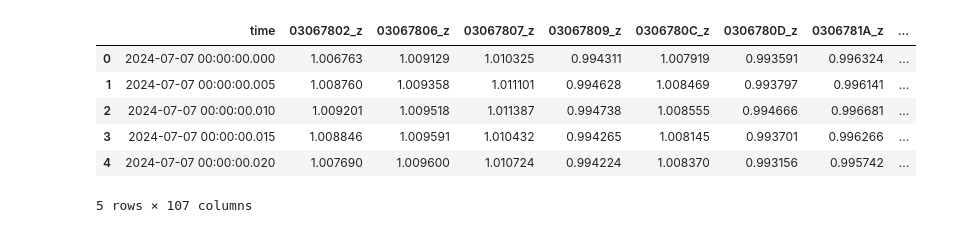
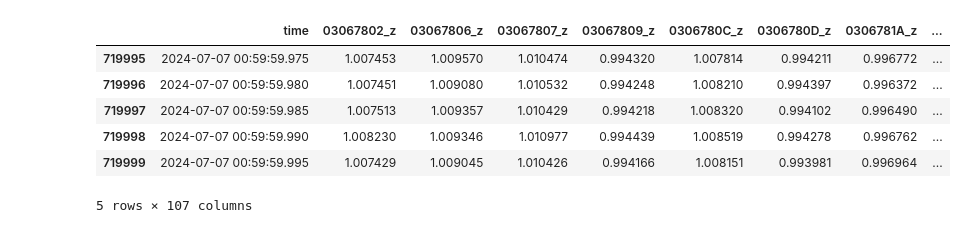
Before and after one commit to Thomas-Lohith/industry_time_series, a Jupyter notebook: MSE_downsampling_rates.ipynb, the cells around one changed output. Cells and saved outputs as stored; diff of their text form; code cells hidden in the pictures.

```diff
--- a/MSE_downsampling_rates.ipynb
+++ b/MSE_downsampling_rates.ipynb
@@ -19,14 +19,14 @@ original_df['time'] = pd.to_datetime(original_df['time'], format='%Y/%m/%d %H:%M
 
 #original_df = original_df.set_index('time')
 # %%
-original_df.head()
+original_df.tail()
 # %% [output]
 |  | time | 03067802_z | 03067806_z | 03067807_z | 03067809_z | 0306780C_z | 0306780D_z | 0306781A_z | ... |
-| 0 | 2024-07-07 00:00:00.000 | 1.006763 | 1.009129 | 1.010325 | 0.994311 | 1.007919 | 0.993591 | 0.996324 | ... |
-| 1 | 2024-07-07 00:00:00.005 | 1.008760 | 1.009358 | 1.011101 | 0.994628 | 1.008469 | 0.993797 | 0.996141 | ... |
-| 2 | 2024-07-07 00:00:00.010 | 1.009201 | 1.009518 | 1.011387 | 0.994738 | 1.008555 | 0.994666 | 0.996681 | ... |
-| 3 | 2024-07-07 00:00:00.015 | 1.008846 | 1.009591 | 1.010432 | 0.994265 | 1.008145 | 0.993701 | 0.996266 | ... |
-| 4 | 2024-07-07 00:00:00.020 | 1.007690 | 1.009600 | 1.010724 | 0.994224 | 1.008370 | 0.993156 | 0.995742 | ... |
+| 719995 | 2024-07-07 00:59:59.975 | 1.007453 | 1.009570 | 1.010474 | 0.994320 | 1.007814 | 0.994211 | 0.996772 | ... |
+| 719996 | 2024-07-07 00:59:59.980 | 1.007451 | 1.009080 | 1.010532 | 0.994248 | 1.008210 | 0.994397 | 0.996372 | ... |
+| 719997 | 2024-07-07 00:59:59.985 | 1.007513 | 1.009357 | 1.010429 | 0.994218 | 1.008320 | 0.994102 | 0.996490 | ... |
+| 719998 | 2024-07-07 00:59:59.990 | 1.008230 | 1.009346 | 1.010977 | 0.994439 | 1.008519 | 0.994278 | 0.996762 | ... |
+| 719999 | 2024-07-07 00:59:59.995 | 1.007429 | 1.009045 | 1.010426 | 0.994166 | 1.008151 | 0.993981 | 0.996964 | ... |
 5 rows × 107 columns
 # %%
 
```
Also changed, not shown: parts of 10 cells of this notebook, 13 other files.
